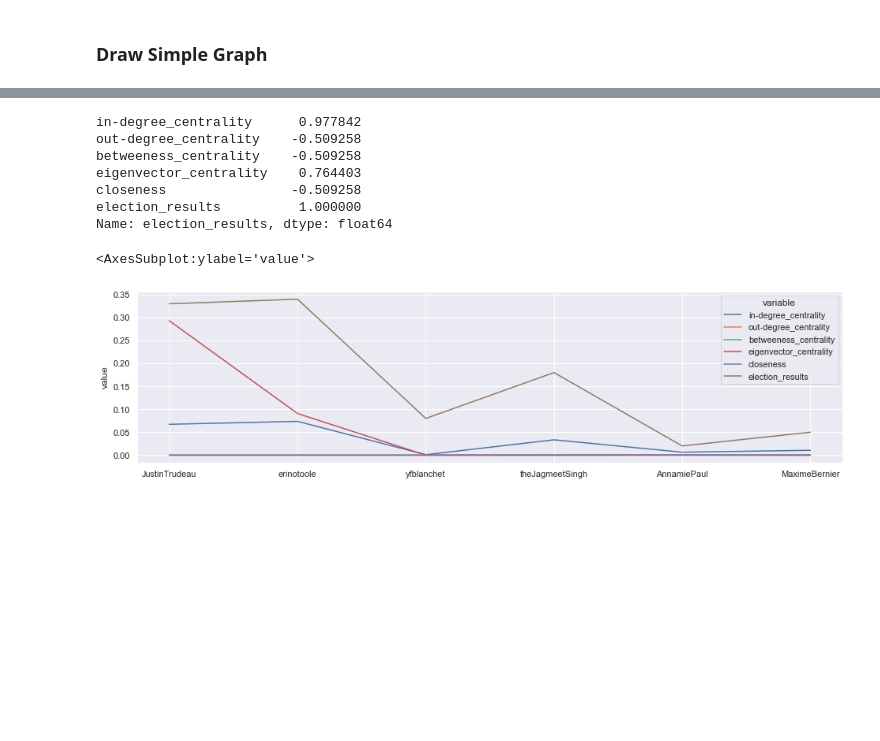
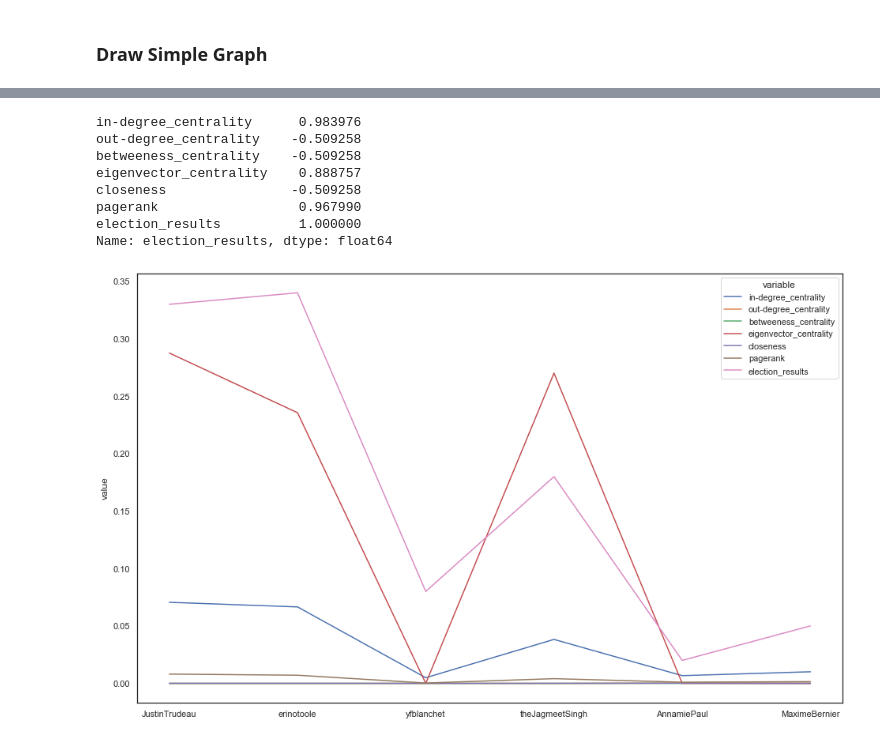
Before and after one commit to siraj101/canadian_election_twitter_analysis, a Jupyter notebook: code/Network Analysis.ipynb, the cells around one changed output, grey strips where cells are left out. Drawn from its saved outputs; the diff is of its cells as text; code cells hidden in the pictures; blank space fills up the shorter version.

```diff
--- a/code/Network Analysis.ipynb
+++ b/code/Network Analysis.ipynb
@@ -101,10 +47,14 @@ def gen_graph(network_df):
 graph = gen_graph(network_df)
 # %% [markdown]
 ### Draw Simple Graph
+# %%
+plot_dir = '../plots/'
 # %%
+sns.set_style("white")
 f = plt.figure()
 f.set_figwidth(20)
 f.set_figheight(20)
 nx.draw_networkx(graph, font_size = 10, with_labels=False)
+plt.savefig(plot_dir+'network.png')
 plt.show()
 # %% [output]
@@ -118,7 +68,8 @@ def network_feat(graph):
         'out-degree_centrality': pd.Series(nx.algorithms.centrality.out_degree_centrality(graph)),
         'betweeness_centrality': pd.Series(nx.algorithms.centrality.betweenness.betweenness_centrality(graph)),
         'eigenvector_centrality': pd.Series(nx.algorithms.centrality.eigenvector_centrality(graph)),
-        'closeness': pd.Series(nx.algorithms.centrality.closeness.closeness_centrality(graph.reverse()))
+        'closeness': pd.Series(nx.algorithms.centrality.closeness.closeness_centrality(graph.reverse())),
+        'pagerank': pd.Series(nx.pagerank(graph, alpha=0.8))
     }
 
     return pd.concat(df, axis=1)
@@ -184,18 +131,21 @@ results_df
 # %%
 elect_corr = results_df.corr()['election_results']
+elect_corr.to_csv(directory+"pop_vote_corr.csv")
 elect_corr
 # %% [output]
-in-degree_centrality      0.977842
+in-degree_centrality      0.983976
 out-degree_centrality    -0.509258
 betweeness_centrality    -0.509258
-eigenvector_centrality    0.764403
+eigenvector_centrality    0.888757
 closeness                -0.509258
+pagerank                  0.967990
 election_results          1.000000
 Name: election_results, dtype: float64
 # %%
 plot_data = results_df.melt(ignore_index = False)
-sns.set(rc={"figure.figsize":(16, 4)})
+sns.set(rc={"figure.figsize":(16, 10)})
+sns.set_style("white")
 sns.lineplot(x = plot_data.index, y = plot_data.value, hue = plot_data.variable)
+plt.savefig(plot_dir+'corr_plot.png')
 # %% [output]
-<AxesSubplot:ylabel='value'>
-[figure, old version]
+[figure, new version]
```
Also changed, not shown: parts of 20 cells of this notebook, 8 other files.
